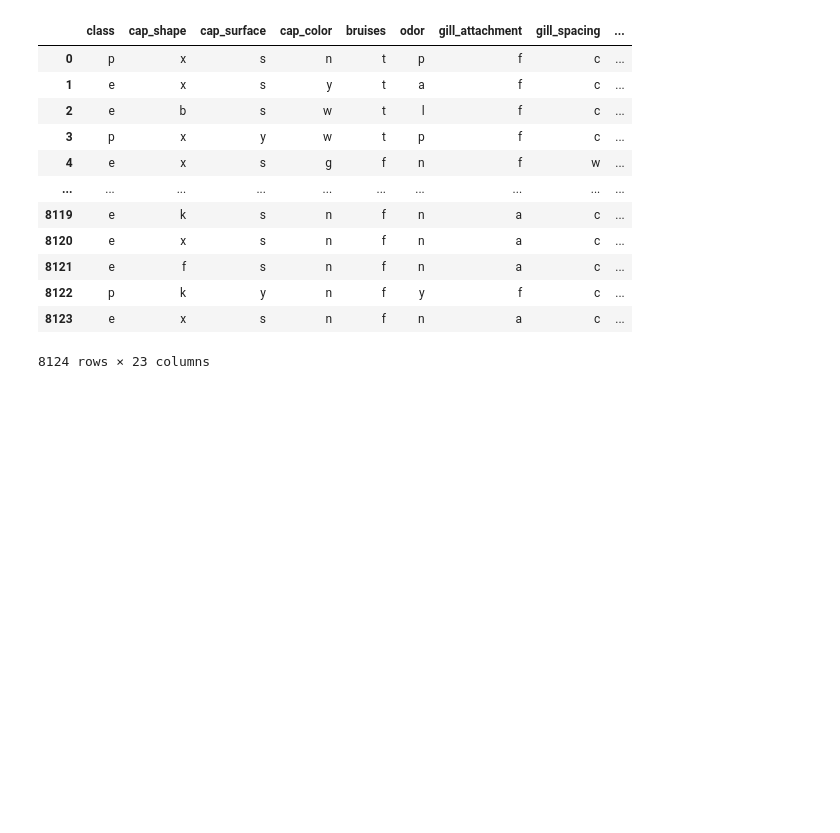
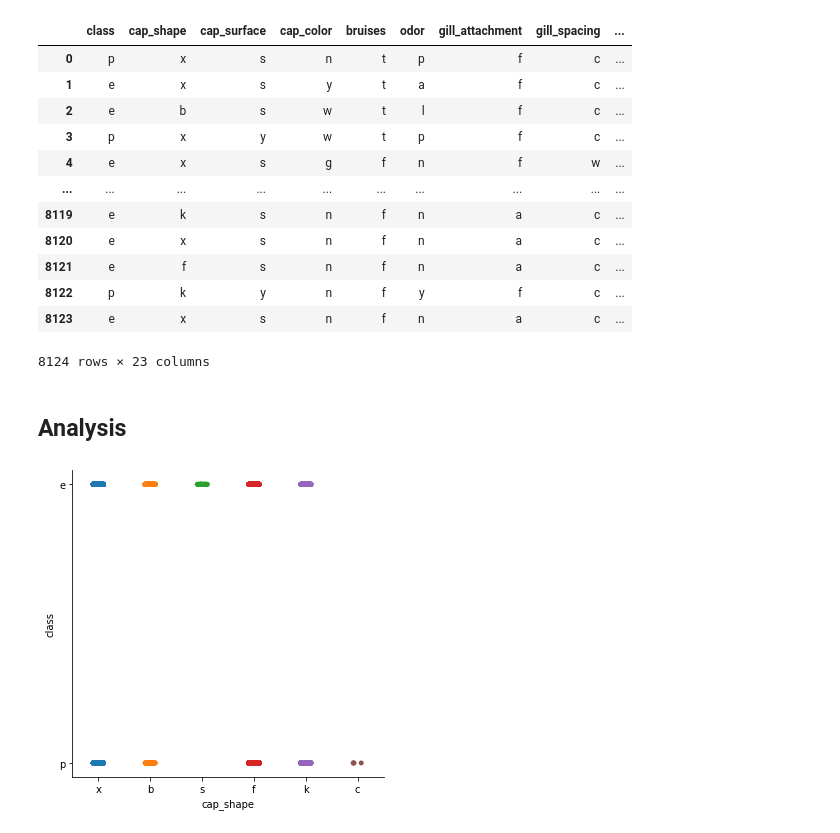
Before and after one commit to Mezuah4/mushroom_class, a Jupyter notebook: mushroom.ipynb, the cells around one changed output. Cells and saved outputs as stored; diff of their text form; code cells hidden in the pictures; blank space fills up the shorter version.

Commit message:
basic analysis

```diff
--- a/mushroom.ipynb
+++ b/mushroom.ipynb
@@ -30,3 +34,11 @@ mush_df
 | 8122 | p | k | y | n | f | y | f | c | ... |
 | 8123 | e | x | s | n | f | n | a | c | ... |
 8124 rows × 23 columns
+# %% [markdown]
+## Analysis
+# %%
+# Cap Shape
+sns.catplot(data=mush_df, x='cap_shape', y='class')
+plt.show()
+# %% [output]
+[figure, added]
```
Also changed, not shown: parts of 22 cells of this notebook.
